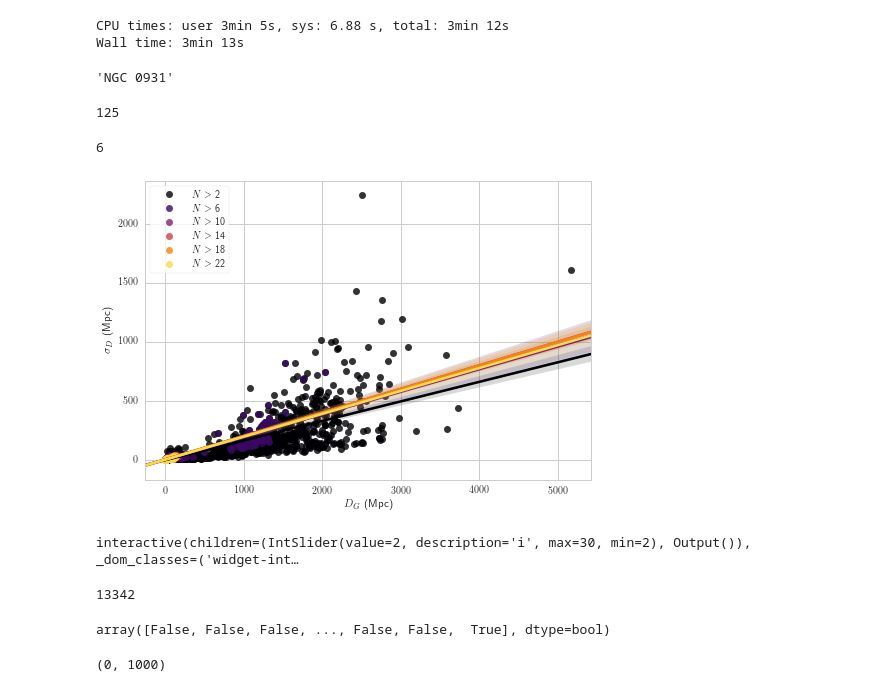
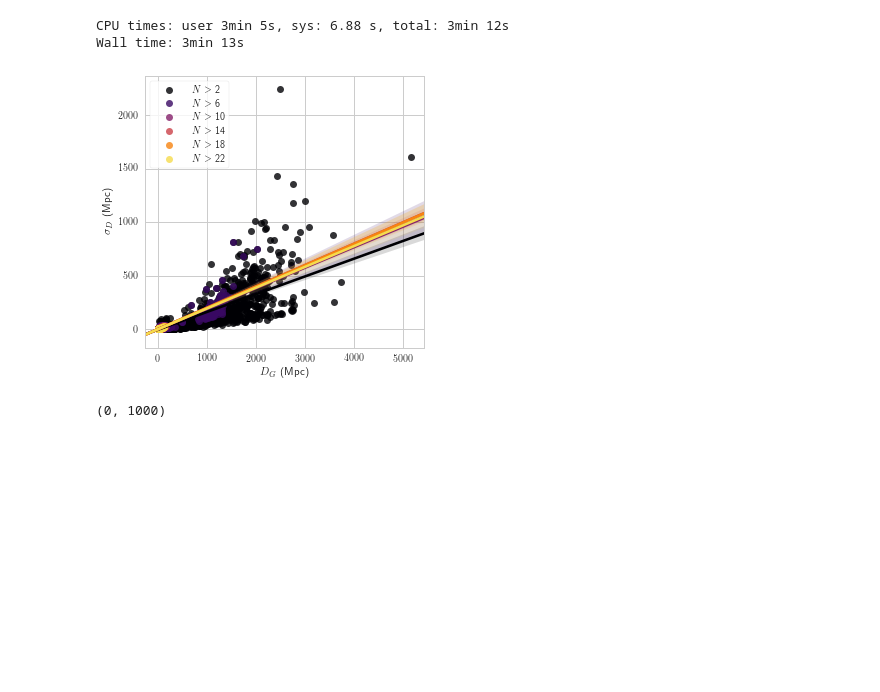
Before and after one commit to saint-germain/errorprediction, a Jupyter notebook: errors_NED-D.ipynb, the cells around one changed output. Cells and saved outputs as stored; diff of their text form; code cells hidden in the pictures; blank space fills up the shorter version.

```diff
--- a/errors_NED-D.ipynb
+++ b/errors_NED-D.ipynb
@@ -45,29 +45,3 @@ len(meas) # number of individual galaxies with reported errors
 176125
 # %%
 names=np.array(list(counter.keys())) # convert list of names to np array
-# %%
-%%time
-np.random.seed(10)
-nbins=100 # 1e4 -> 4 minutes
-bootp50=[] # mean error from the bootstrap for each galaxy
-bootsig=[] # uncertainty of the error -> may not be a good predictor
-dboot=[] # mean bootstrap distance
-bootmad=[] # median absolute deviation (robust)
-ecf=[]
-eqd=[]
-gal=[]
-for i,em in zip(counter.keys(),counter.values()):
-    dfilter=np.in1d(df1['Galaxy ID'],i)
-    dummy=df1[dfilter]
-    gal+=[i]
-    if em==1:
-        bootp50+=[0] # mean error from the bootstrap for each galaxy
-        bootsig+=[0] # uncertainty of the error -> may not be a good predictor
-        bootmad+=[0] # median absolute deviation (robust)
-        wnat,avnat = dummy['err'].iloc[0],dummy['m-M'].iloc[0]
-        distwav=10**(avnat/5+1)/1e6
-        dboot+=[distwav] # regular distance
-        ecfi=0.461*distwav/np.sqrt((1/dummy['err']**2).sum()) # error according to cosmicflows
-        ecf+=[ecfi]
-        eqd+=[0]
-# weighted std using D and propagated err is similar to propagated D error using weighted std on modulus and error
@@ -128,35 +99,24 @@ for i in names[meas>1]:
 # %% [output]
 CPU times: user 3min 5s, sys: 6.88 s, total: 3min 12s
 Wall time: 3min 13s
-# %%
-gal[0]
-# %% [output]
-'NGC 0931'
-# %%
-(meas==17).sum()
-# %% [output]
-125
 # %%
 d = {'Galaxy ID': names[meas>1], 'meas': meas[meas>1], 'H (Mpc)':bootp50, 'D (Mpc)':dboot,'P (Mpc)':ecf,'Q (Mpc)':eqd,'M (Mpc)':bootmad}
 dfb = pd.DataFrame(data=d)
 dfb.to_csv("ned_bootstrap_results.csv")
-# %%
-len(current_palette)
-# %% [output]
-6
 # %%
 from matplotlib.pyplot import cm
 color=cm.inferno(np.linspace(0,1,12))
+plt.figure(figsize=(5,5))
 for i in range(2,24,4):
     filt=(np.array(meas[meas>1])>i)
     x=np.array(dboot)[filt]
     y=np.array(bootp50)[filt]
     sns.regplot(x,y,color=color[(i-2)//2],label='$N>$ '+str(i))
                 #current_palette[(i-2)//2]) # green, quadrature
 plt.legend(loc='upper left',frameon=True)#bbox_to_anchor=(1.3, 0.5))
 plt.xlabel(r"$D_G$ (Mpc)")
 plt.ylabel(r'$\sigma_D$ (Mpc)')
-plt.savefig('relerr.pdf', dpi=reso,transparent=True)
-plt.savefig('relerr.png', dpi=reso,transparent=True)
+plt.savefig('mnras/relerr.pdf', dpi=reso,transparent=True)
+plt.savefig('mnras/relerr.png', dpi=reso,transparent=True)
 # %% [output]
-[figure, old version]
+[figure, new version]
@@ -175,15 +123,3 @@ def p_nmeas(i):
-# %%
-interact(p_nmeas, i=widgets.IntSlider(min=2,max=30,step=1,value=2));
-# %% [output]
-interactive(children=(IntSlider(value=2, description='i', max=30, min=2), Output()), _dom_classes=('widget-int…
-# %%
-len(dfb)
-# %% [output]
-13342
-# %%
-meas[meas>1]==2
-# %% [output]
-array([False, False, False, ..., False, False,  True], dtype=bool)
 # %%
 filt=(np.array(meas[meas>1])==2)
 x=np.array(dboot)[filt]
```
Also changed, not shown: parts of 3 cells of this notebook, 6 other files.
